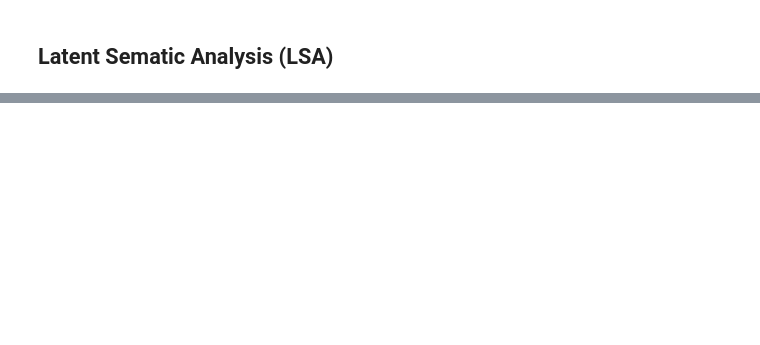
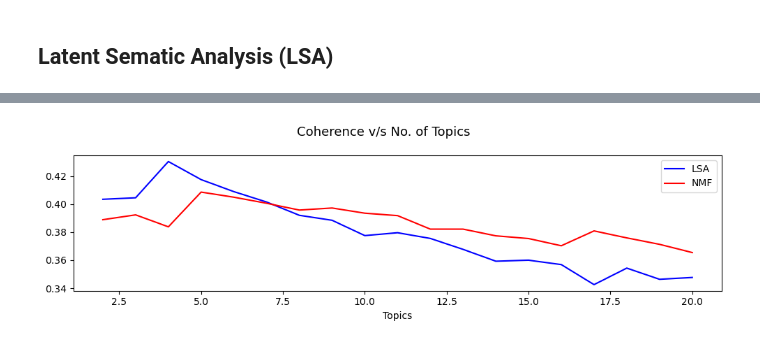
Before and after one commit to garimasc/topic_modeling_songs, a Jupyter notebook: lsa_nmf.ipynb, the cells around one changed output, grey strips where cells are left out. Saved outputs shown, nothing was run; the diff lists cells and outputs as text; code cells hidden in the pictures; blank space fills up the shorter version.

Commit message:
create TSNE and other visualizations for NMF and LSA

```diff
--- a/lsa_nmf.ipynb
+++ b/lsa_nmf.ipynb
@@ -98,11 +100,12 @@ for n_topics in tqdm(topic_range):
 # Results DataFrame
 results_df = pd.DataFrame({
     'Topics': topic_range,
-    'LSA Perplexity': lsa_explained_variance,
-    'NMF Perplexity': nmf_reconstruction_error,
+    'LSA Explained Variance': lsa_explained_variance,
+    'NMF Reconstruction Error': nmf_reconstruction_error,
     'LSA Coherence': lsa_coherence,
     'NMF Coherence': nmf_coherence
 })
 
 print(results_df)
+results_df.to_pickle('lsa_nmf_data.pkl')
 # %% [output]
@@ -132,0 +129,12 @@ plot_tsne(nmf_topics, 'NMF')
+# %%
+fig,ax = plt.subplots(figsize= (10,3))
+sns.lineplot(data= results_df, x= "Topics", y= "LSA Coherence", ax= ax, color= "blue", label= "LSA")
+sns.lineplot(data= results_df, x= "Topics", y= "NMF Coherence", ax= ax, color= "red", label= "NMF")
+plt.legend()
+ax.set_ylabel('')
+
+plt.suptitle("Coherence v/s No. of Topics", fontsize= 13)
+plt.tight_layout();
+fig.savefig("images/coherence_lsa_nmf.png")
+# %% [output]
+[figure, added]
```
Also changed, not shown: parts of 7 cells of this notebook, 4 other files.
